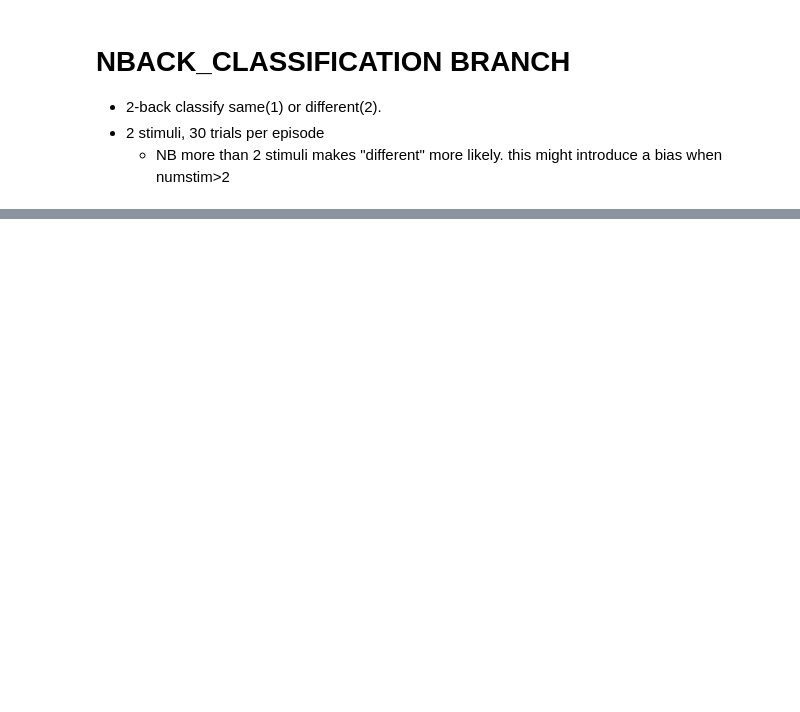
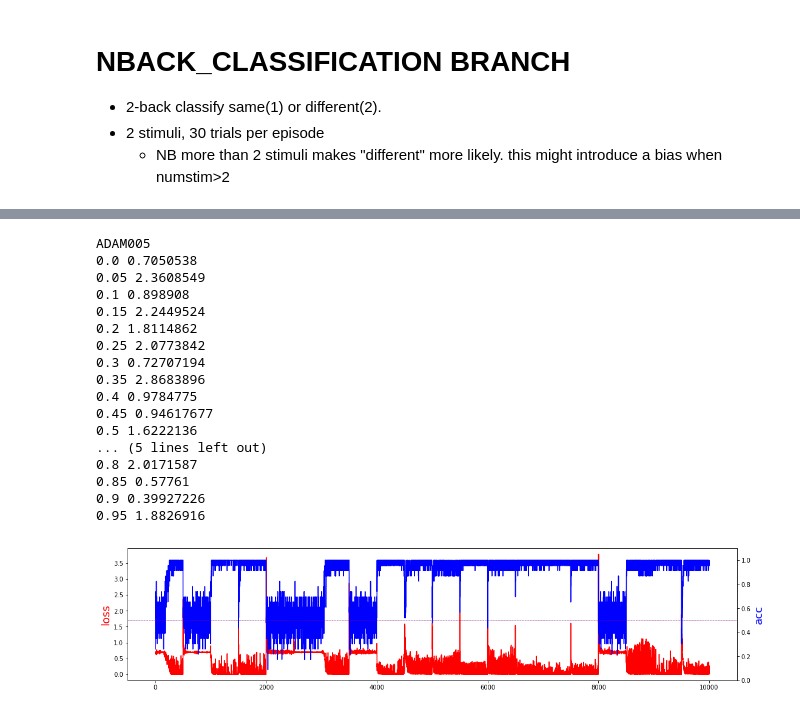
Before and after one commit to andrebeu/epm, a Jupyter notebook: nback.ipynb, the cells around one changed output, grey strips where cells are left out. Drawn from its saved outputs; the diff is of its cells as text; code cells hidden in the pictures; blank space fills up the shorter version.

```diff
--- a/nback.ipynb
+++ b/nback.ipynb
@@ -21,10 +17,0 @@ The autoreload extension is already loaded. To reload it, use:
-# %%
-def plt_loss_acc(loss,acc,ax1=None,episodes_per_sess=2000):
-  if ax1 == None: ax1 = plt.gca()
-  ax1.plot(train_acc,c='b')
-  ax1.set_ylabel('accuracy')
-  ax2 = ax1.twinx()
-  ax2.plot(train_loss,c='r')
-  ax2.set_ylabel('loss')
-  ax1.set_xticks(np.arange(0,len(loss)+1,episodes_per_sess))
-  ax1.grid(True,c='green',axis='x')
@@ -232,0 +23,24 @@ tf.
+# %%
+ML = MetaLearner(stsize=50,depth=20,nback=3)
+trainer=Trainer(ML,nback=3)
+train_loss,train_acc = trainer.train_loop(10000,500)
+plt_loss_acc(train_loss,train_acc)
+# %% [output]
+ADAM005
+0.0 0.7050538
+0.05 2.3608549
+0.1 0.898908
+0.15 2.2449524
+0.2 1.8114862
+0.25 2.0773842
+0.3 0.72707194
+0.35 2.8683896
+0.4 0.9784775
+0.45 0.94617677
+0.5 1.6222136
+... (5 lines left out)
+0.8 2.0171587
+0.85 0.57761
+0.9 0.39927226
+0.95 1.8826916
+[figure, added]
```
Also changed, not shown: parts of 31 cells of this notebook, 5 other files.
